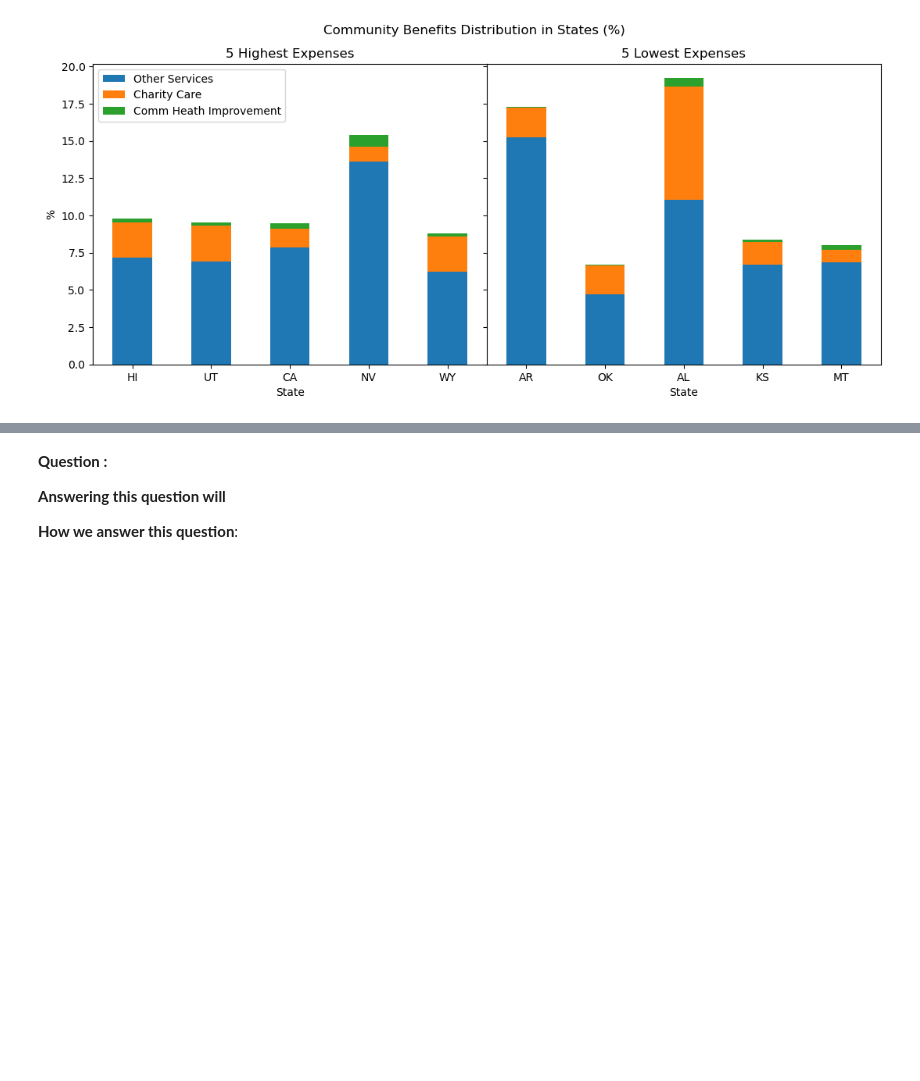
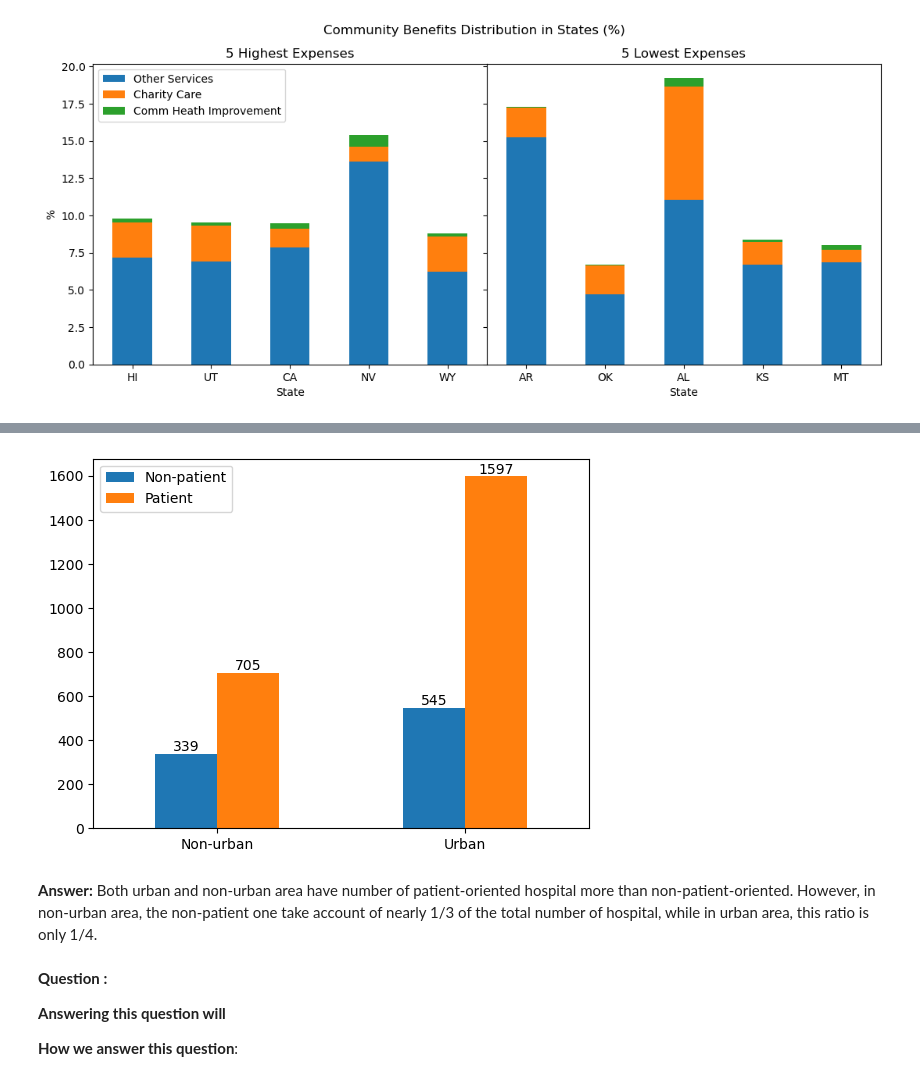
Before and after one commit to gigachad0209/Final-Project---NMKHDL, a Jupyter notebook: eda.ipynb, the cells around one changed output, grey strips where cells are left out. Cells and saved outputs as stored; diff of their text form; code cells hidden in the pictures; blank space fills up the shorter version.

Commit message:
answer question 4

```diff
--- a/eda.ipynb
+++ b/eda.ipynb
@@ -128,3 +134,27 @@ MT           6.868983      0.817555                0.340790
+# %%
+# pre-processing
+temp = df[df['rat_pat_care_npat_care_comm_bnfts'] > 0]
+
+# create array to store new columns: rat_pat_care_npat_care_comm_bnfts < 1 -> 'non-patient' else 'patient'
+hos_type = np.full((temp.shape[0],), 'patient', dtype=object)
+hos_type[temp['rat_pat_care_npat_care_comm_bnfts'] < 1] = 'non-patient'
+
+# attach new columns to df
+temp['type'] = hos_type
+
+# count number of hospital in each type in urban and non-urban area
+temp = temp.groupby(['urban_location_f','type'])['hospital_id'].count()
+temp = temp.to_numpy().reshape(2, 2)
+
+hos_type_df = pd.DataFrame(temp, index=['Non-urban', 'Urban'], columns=['Non-patient','Patient'])
+
+ax = hos_type_df.plot(kind='bar', rot=0)
+for container in ax.containers:
+    ax.bar_label(container)
+# %% [output]
+[figure, added]
+# %% [markdown]
+**Answer:** Both urban and non-urban area have number of patient-oriented hospital more than non-patient-oriented. However, in non-urban area, the non-patient one take account of nearly 1/3 of the total number of hospital, while in urban area, this ratio is only 1/4.
 # %% [markdown]
 **Question :**
 
```
Also changed, not shown: parts of 3 cells of this notebook.
